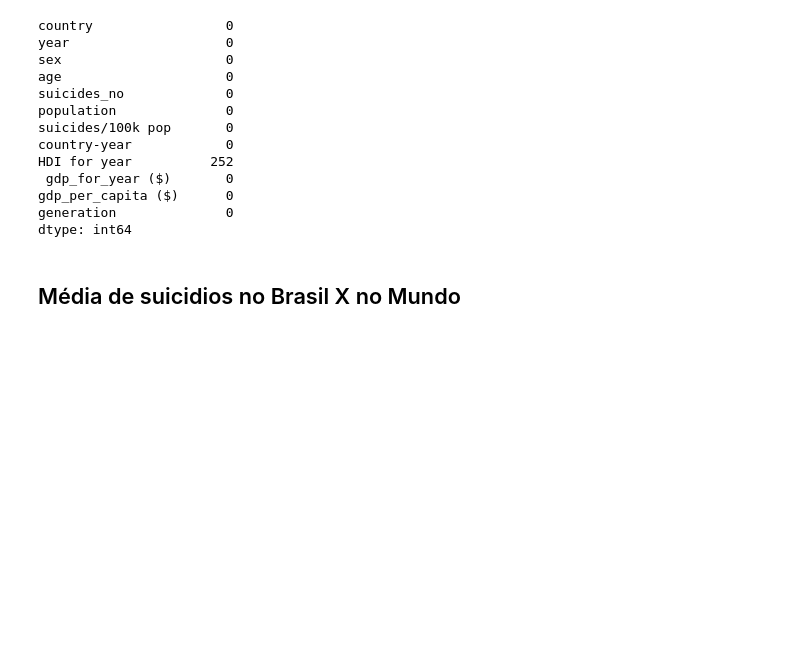
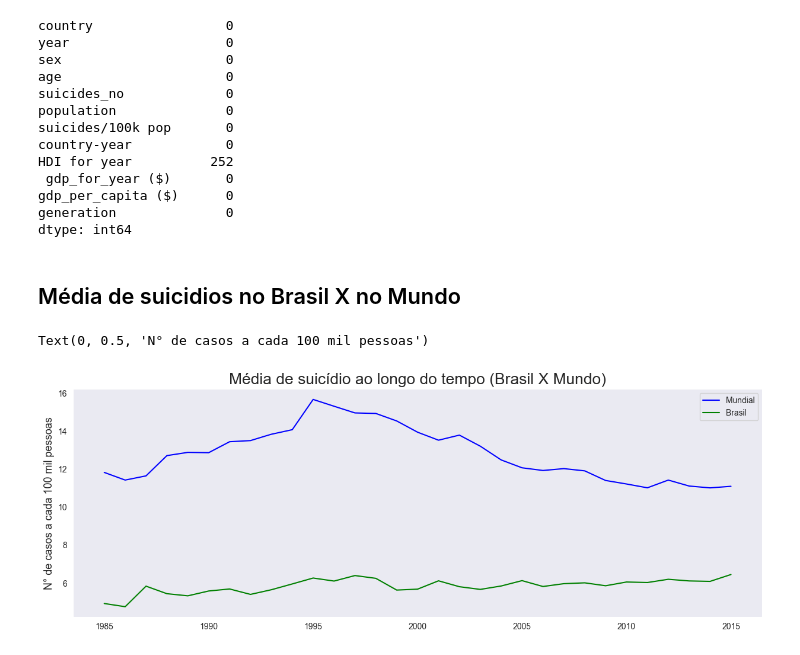
Before and after one commit to italo-mgl/Ciencias_de_Dados_Projetos, a Jupyter notebook: Análise Taxa Suicidio no Brasil (1995 - 2015)/main.ipynb, the cells around one changed output. Drawn from its saved outputs; the diff is of its cells as text; code cells hidden in the pictures; blank space fills up the shorter version.

```diff
--- a/Análise Taxa Suicidio no Brasil (1995 - 2015)/main.ipynb
+++ b/Análise Taxa Suicidio no Brasil (1995 - 2015)/main.ipynb
@@ -118,3 +118,21 @@ generation              0
 dtype: int64
 # %% [markdown]
 ## Média de suicidios no Brasil X no Mundo
+# %%
+#Pegar a média mundial e do Brasil em suicídios
+anos = df_brasil.year.unique()
+suicidio_brasil_media = df_brasil.groupby('year')['suicides/100k pop'].mean()
+suicidio_mundial_media = df.groupby('year')['suicides/100k pop'].mean()
+gdp_media_mundo = df.groupby('year')['gdp_per_capita ($)'].mean()
+gdp_media_brasil = df_brasil.groupby('year')['gdp_per_capita ($)'].mean()
+
+suicidio_mundial_media.drop(2016, inplace=True)
+
+fig = plt.figure(figsize=(15,5))
+ax = sns.lineplot(x=anos,y=suicidio_mundial_media, label='Mundial', color='blue')
+ax = sns.lineplot(x=anos, y = suicidio_brasil_media, label='Brasil', color='green')
+plt.title('Média de suicídio ao longo do tempo (Brasil X Mundo)', fontsize=19)
+plt.ylabel('N° de casos a cada 100 mil pessoas',fontsize=13)
+# %% [output]
+Text(0, 0.5, 'N° de casos a cada 100 mil pessoas')
+[figure, added]
```
Also changed, not shown: parts of 1 cell of this notebook.
